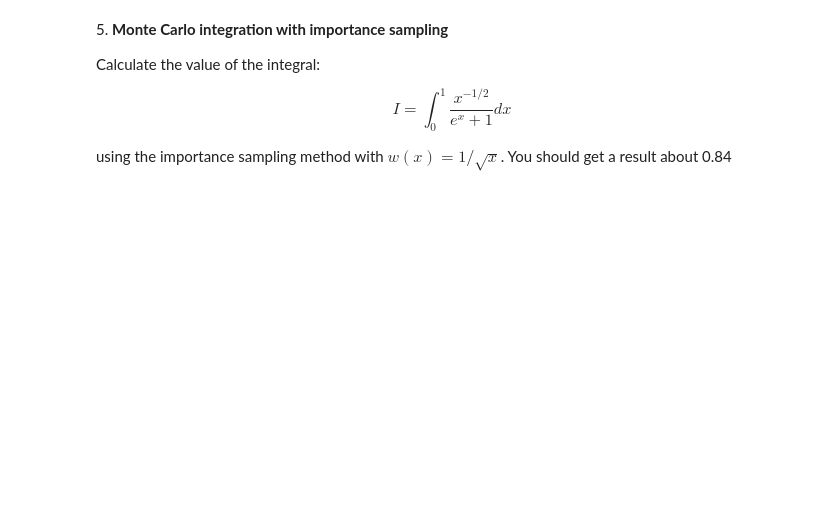
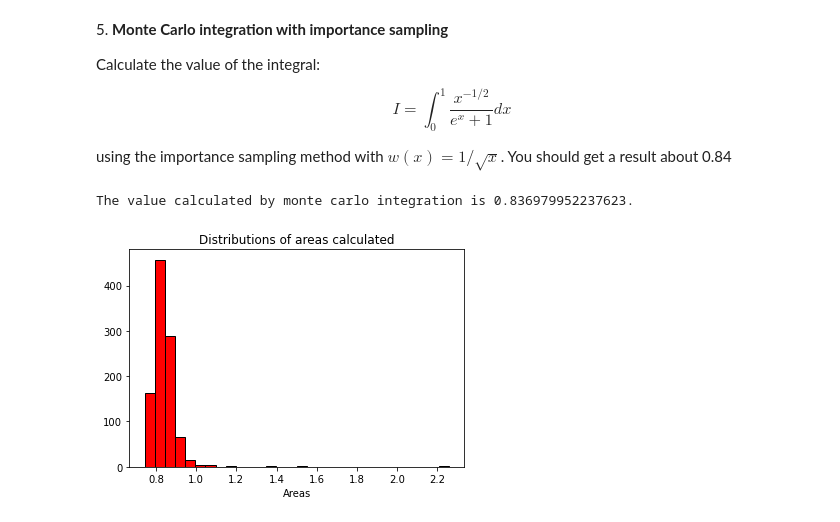
Before and after one commit to ASAL-RANGRAZIASL/LaboratoryOfComputationalPhysics_Y4, a Jupyter notebook: 10ex_MonteCarlo.ipynb, the cells around one changed output. Cells and saved outputs as stored; diff of their text form; code cells hidden in the pictures; blank space fills up the shorter version.

```diff
--- a/10ex_MonteCarlo.ipynb
+++ b/10ex_MonteCarlo.ipynb
@@ -180,3 +230,49 @@ I=\int_0^1 \frac{x^{-1/2}}{e^x+1} dx
 $$
 
 using the importance sampling method with $w(x)=1/\sqrt{x}$. You should get a result about 0.84
+# %%
+from scipy import random
+import numpy as np
+import math
+import matplotlib.pyplot as plt
+
+# limits of integration
+a = 0
+b = 1
+N = 1000
+
+# create random data
+ar = np.zeros(N)
+
+#filling with a random value between the limits a and b
+for i in range(len(ar)):
+    ar[i] = random.uniform(a, b)
+
+integral = 0.0
+
+# function of  integration
+def f(x):
+    return (x**(-1/2))/(math.exp(x)+1)
+
+plot_val = []
+for i in range(1000):
+    integral=0
+    for i in range(len(ar)):
+        ar[i] = random.uniform(a, b)
+    for i in ar:
+        integral += f(i)
+
+
+    ans = (b-a)/float(N)*integral
+    plot_val.append(ans)
+
+print("The value calculated by monte carlo integration is {}.".format(ans))
+# %% [output]
+The value calculated by monte carlo integration is 0.836979952237623.
+# %%
+plt.hist (plot_val, bins=30, ec="black",color='r')
+plt.title("Distributions of areas calculated")
+plt.xlabel("Areas")
+plt.show()
+# %% [output]
+[figure, added]
```
Also changed, not shown: parts of 7 cells of this notebook.
